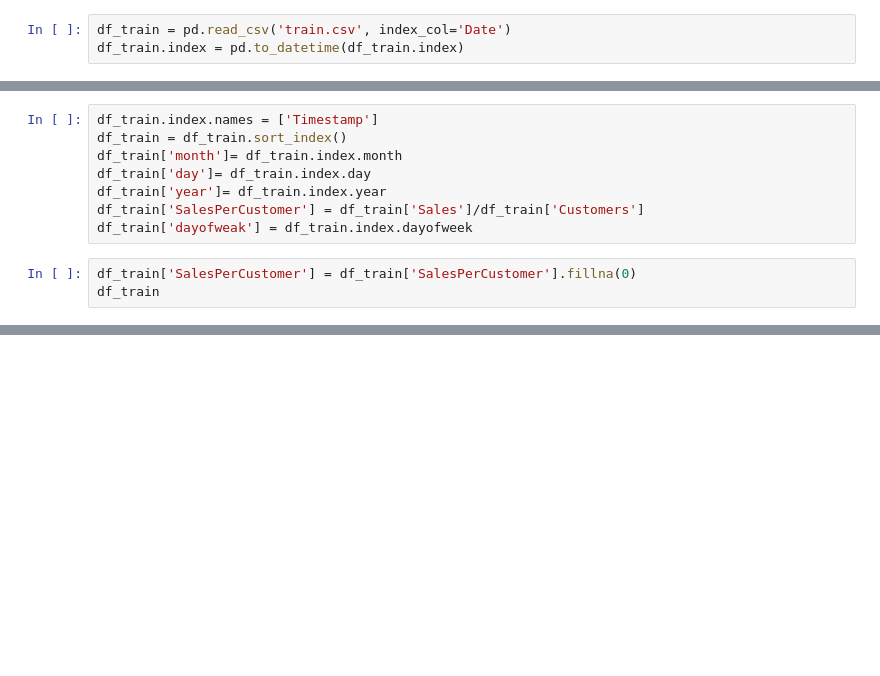
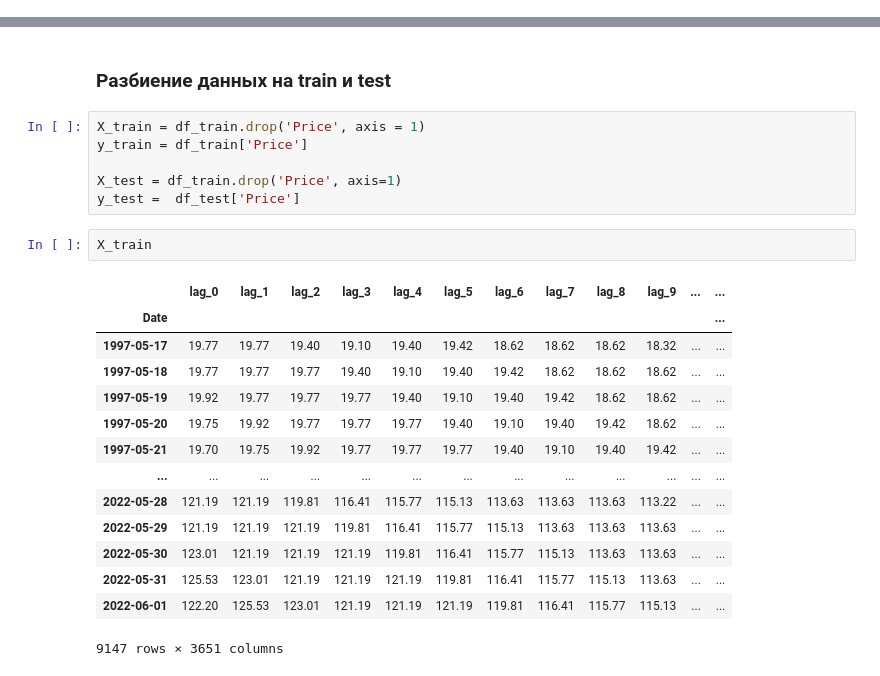
Before and after one commit to MneEstChtoSkazat/TVO, a Jupyter notebook: third_labs/Untitled.ipynb, the cells around one changed output, grey strips where cells are left out. Saved outputs shown, nothing was run; the diff lists cells and outputs as text; blank space fills up the shorter version.

```diff
--- a/third_labs/Untitled.ipynb
+++ b/third_labs/Untitled.ipynb
@@ -23,3 +15,0 @@ df_store
-# %%
-df_train = pd.read_csv('train.csv', index_col='Date')
-df_train.index = pd.to_datetime(df_train.index)
@@ -43,11 +15,0 @@ df_train.is
-# %%
-df_train.index.names = ['Timestamp']
-df_train = df_train.sort_index()
-df_train['month']= df_train.index.month
-df_train['day']= df_train.index.day
-df_train['year']= df_train.index.year
-df_train['SalesPerCustomer'] = df_train['Sales']/df_train['Customers']
-df_train['dayofweak'] = df_train.index.dayofweek
-# %%
-df_train['SalesPerCustomer'] = df_train['SalesPerCustomer'].fillna(0)
-df_train
@@ -86,0 +150,25 @@ plt.plot(df_train['month'], df_train['Sales'])
+# %% [markdown]
+### Разбиение данных на train и test
+# %%
+X_train = df_train.drop('Price', axis = 1)
+y_train = df_train['Price']
+
+X_test = df_train.drop('Price', axis=1)
+y_test =  df_test['Price']
+# %%
+X_train
+# %% [output]
+|  | lag_0 | lag_1 | lag_2 | lag_3 | lag_4 | lag_5 | lag_6 | lag_7 | lag_8 | lag_9 | ... | ... |
+| Date |  |  |  |  |  |  |  |  |  |  |  | ... |
+| 1997-05-17 | 19.77 | 19.77 | 19.40 | 19.10 | 19.40 | 19.42 | 18.62 | 18.62 | 18.62 | 18.32 | ... | ... |
+| 1997-05-18 | 19.77 | 19.77 | 19.77 | 19.40 | 19.10 | 19.40 | 19.42 | 18.62 | 18.62 | 18.62 | ... | ... |
+| 1997-05-19 | 19.92 | 19.77 | 19.77 | 19.77 | 19.40 | 19.10 | 19.40 | 19.42 | 18.62 | 18.62 | ... | ... |
+| 1997-05-20 | 19.75 | 19.92 | 19.77 | 19.77 | 19.77 | 19.40 | 19.10 | 19.40 | 19.42 | 18.62 | ... | ... |
+| 1997-05-21 | 19.70 | 19.75 | 19.92 | 19.77 | 19.77 | 19.77 | 19.40 | 19.10 | 19.40 | 19.42 | ... | ... |
+| ... | ... | ... | ... | ... | ... | ... | ... | ... | ... | ... | ... | ... |
+| 2022-05-28 | 121.19 | 121.19 | 119.81 | 116.41 | 115.77 | 115.13 | 113.63 | 113.63 | 113.63 | 113.22 | ... | ... |
+| 2022-05-29 | 121.19 | 121.19 | 121.19 | 119.81 | 116.41 | 115.77 | 115.13 | 113.63 | 113.63 | 113.63 | ... | ... |
+| 2022-05-30 | 123.01 | 121.19 | 121.19 | 121.19 | 119.81 | 116.41 | 115.77 | 115.13 | 113.63 | 113.63 | ... | ... |
+| 2022-05-31 | 125.53 | 123.01 | 121.19 | 121.19 | 121.19 | 119.81 | 116.41 | 115.77 | 115.13 | 113.63 | ... | ... |
+| 2022-06-01 | 122.20 | 125.53 | 123.01 | 121.19 | 121.19 | 121.19 | 119.81 | 116.41 | 115.77 | 115.13 | ... | ... |
+9147 rows × 3651 columns
```
Also changed, not shown: parts of 28 cells of this notebook, 6 other files.
